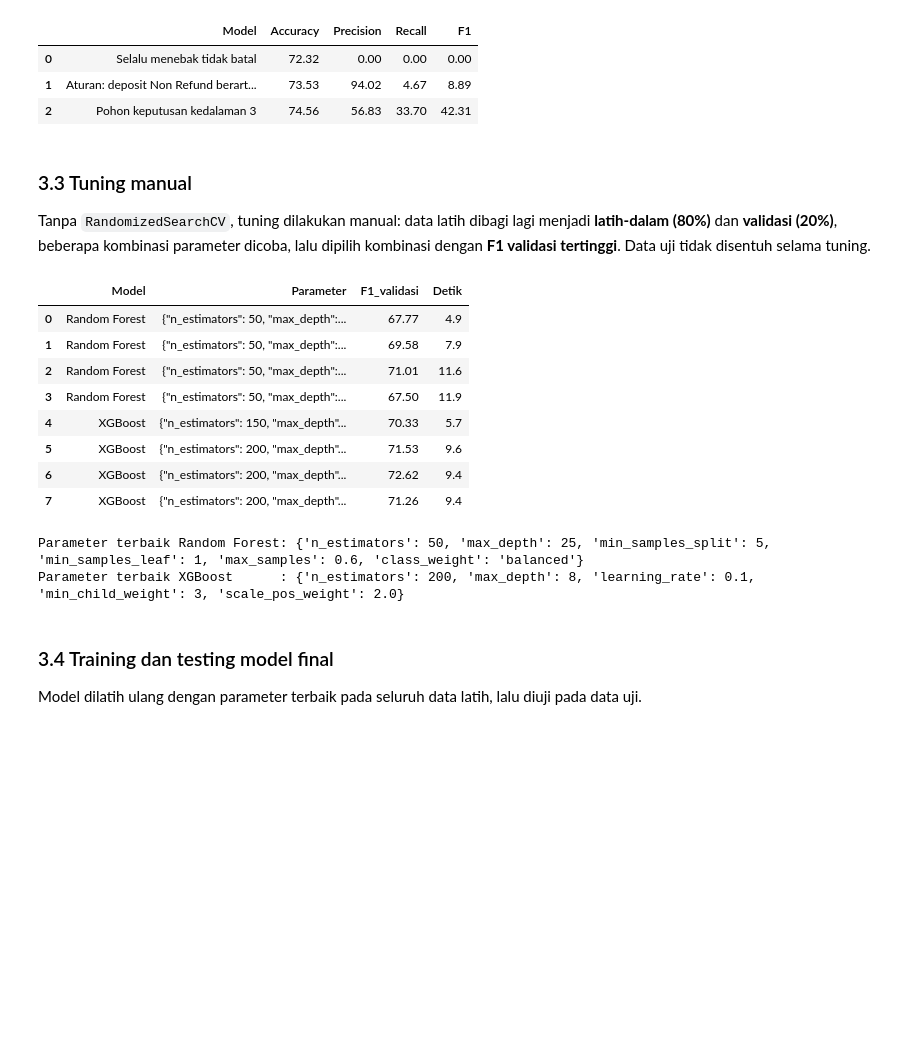
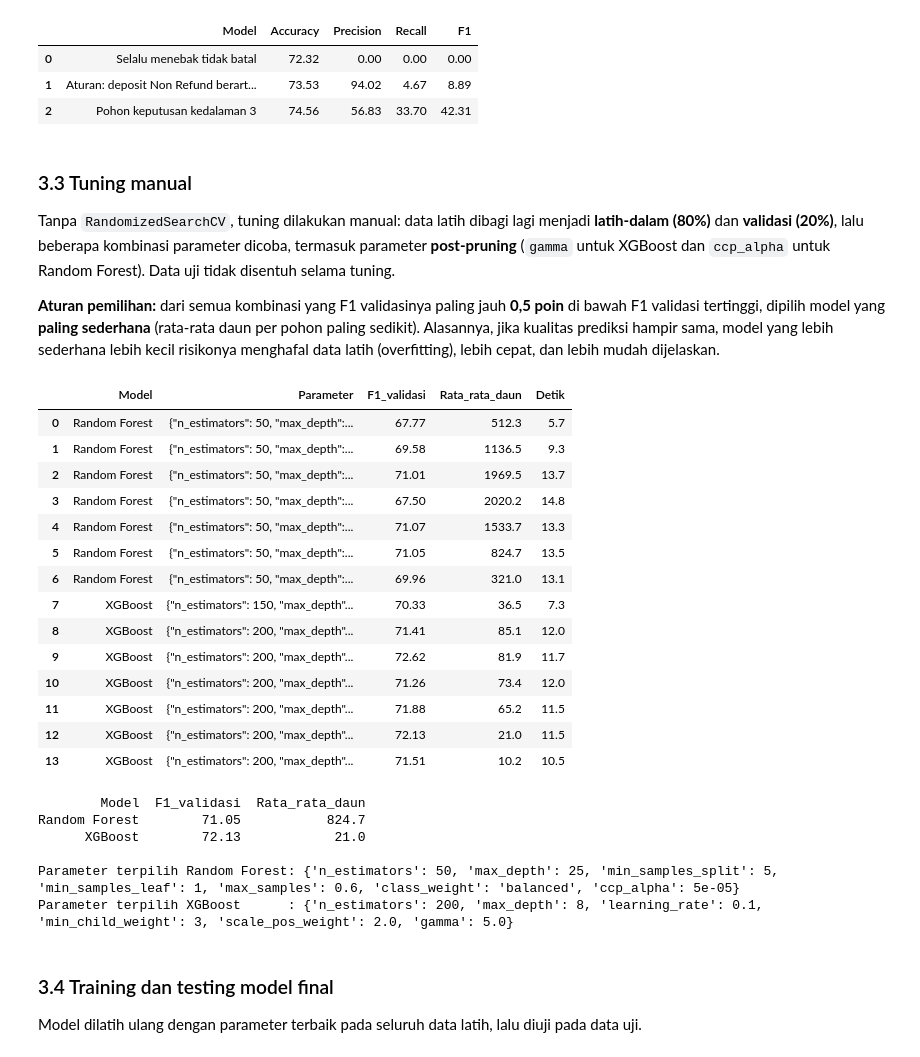
Before and after one commit to riyaniastarani6767/FinalProjectPerdaganganElektronik, a Jupyter notebook: notebook/HotelGuard_Modeling_Manual.ipynb, the cells around one changed output. Cells and saved outputs as stored; diff of their text form; code cells hidden in the pictures; blank space fills up the shorter version.

```diff
--- a/notebook/HotelGuard_Modeling_Manual.ipynb
+++ b/notebook/HotelGuard_Modeling_Manual.ipynb
@@ -851,51 +855,94 @@ pd.DataFrame(hasil_baseline).round(2)
 ### 3.3 Tuning manual
 
 Tanpa `RandomizedSearchCV`, tuning dilakukan manual: data latih dibagi lagi menjadi **latih-dalam (80%)** dan **validasi (20%)**,
-beberapa kombinasi parameter dicoba, lalu dipilih kombinasi dengan **F1 validasi tertinggi**. Data uji tidak disentuh selama tuning.
+lalu beberapa kombinasi parameter dicoba, termasuk parameter **post-pruning** (`gamma` untuk XGBoost dan `ccp_alpha` untuk Random Forest).
+Data uji tidak disentuh selama tuning.
+
+**Aturan pemilihan:** dari semua kombinasi yang F1 validasinya paling jauh **0,5 poin** di bawah F1 validasi tertinggi,
+dipilih model yang **paling sederhana** (rata-rata daun per pohon paling sedikit). Alasannya, jika kualitas prediksi hampir sama,
+model yang lebih sederhana lebih kecil risikonya menghafal data latih (overfitting), lebih cepat, dan lebih mudah dijelaskan.
 # %%
 i_dalam, i_val = stratified_split(y_latih, test_size=0.2, seed=7)
 Xd, yd, Xv, yv = X_latih[i_dalam], y_latih[i_dalam], X_latih[i_val], y_latih[i_val]
+
+def daun_xgb(tree):
+    # jumlah daun satu pohon XGBoost (hanya simpul yang terjangkau dari akar)
+    left, right = tree[2], tree[3]; st, n = [0], 0
+    while st:
+        t = st.pop()
+        if left[t] < 0: n += 1
+        else: st += [left[t], right[t]]
+    return n
+
+def rata_daun(model):
+    if isinstance(model, RandomForestManual):
+        return float(np.mean([t.n_leaves() for t in model.trees]))
+    return float(np.mean([daun_xgb(t) for t in model.trees]))
 
 grid_rf = [
     dict(n_estimators=50, max_depth=14, min_samples_split=10, min_samples_leaf=3, max_samples=0.6, class_weight='balanced'),
     dict(n_estimators=50, max_depth=20, min_samples_split=10, min_samples_leaf=2, max_samples=0.6, class_weight='balanced'),
     dict(n_estimators=50, max_depth=25, min_samples_split=5, min_samples_leaf=1, max_samples=0.6, class_weight='balanced'),
     dict(n_estimators=50, max_depth=25, min_samples_split=5, min_samples_leaf=1, max_samples=0.6, class_weight=None),
+    dict(n_estimators=50, max_depth=25, min_samples_split=5, min_samples_leaf=1, max_samples=0.6, class_weight='balanced', ccp_alpha=2e-5),
+    dict(n_estimators=50, max_depth=25, min_samples_split=5, min_samples_leaf=1, max_samples=0.6, class_weight='balanced', ccp_alpha=5e-5),
+    dict(n_estimators=50, max_depth=25, min_samples_split=5, min_samples_leaf=1, max_samples=0.6, class_weight='balanced', ccp_alpha=1e-4),
 ]
 grid_xgb = [
     dict(n_estimators=150, max_depth=6, learning_rate=0.1, min_child_weight=3, scale_pos_weight=2.61),
     dict(n_estimators=200, max_depth=8, learning_rate=0.1, min_child_weight=3, scale_pos_weight=2.61),
     dict(n_estimators=200, max_depth=8, learning_rate=0.1, min_child_weight=3, scale_pos_weight=2.0),
     dict(n_estimators=200, max_depth=8, learning_rate=0.2, min_child_weight=5, scale_pos_weight=1.5),
+    dict(n_estimators=200, max_depth=8, learning_rate=0.1, min_child_weight=3, scale_pos_weight=2.0, gamma=1.0),
+    dict(n_estimators=200, max_depth=8, learning_rate=0.1, min_child_weight=3, scale_pos_weight=2.0, gamma=5.0),
+    dict(n_estimators=200, max_depth=8, learning_rate=0.1, min_child_weight=3, scale_pos_weight=2.0, gamma=10.0),
 ]
 tuning = []
 for kelas, grid in [('Random Forest', grid_rf), ('XGBoost', grid_xgb)]:
     for prm in grid:
         t = time.time()
         m = (RandomForestManual(**prm) if kelas == 'Random Forest' else XGBoostManual(**prm)).fit(Xd, yd)
         mt = hitung_metrik(yv, m.predict_proba(Xv) >= 0.5)
-        tuning.append(dict(Model=kelas, Parameter=json.dumps(prm), F1_validasi=round(mt['f1'], 2), Detik=round(time.time() - t, 1)))
+        tuning.append(dict(Model=kelas, Parameter=json.dumps(prm), F1_validasi=round(mt['f1'], 2),
+                           Rata_rata_daun=round(rata_daun(m), 1), Detik=round(time.time() - t, 1)))
 tabel_tuning = pd.DataFrame(tuning)
 tabel_tuning
 # %% [output]
-|  | Model | Parameter | F1_validasi | Detik |
-| 0 | Random Forest | {"n_estimators": 50, "max_depth":... | 67.77 | 4.9 |
-| 1 | Random Forest | {"n_estimators": 50, "max_depth":... | 69.58 | 7.9 |
-| 2 | Random Forest | {"n_estimators": 50, "max_depth":... | 71.01 | 11.6 |
-| 3 | Random Forest | {"n_estimators": 50, "max_depth":... | 67.50 | 11.9 |
-| 4 | XGBoost | {"n_estimators": 150, "max_depth"... | 70.33 | 5.7 |
-| 5 | XGBoost | {"n_estimators": 200, "max_depth"... | 71.53 | 9.6 |
-| 6 | XGBoost | {"n_estimators": 200, "max_depth"... | 72.62 | 9.4 |
-| 7 | XGBoost | {"n_estimators": 200, "max_depth"... | 71.26 | 9.4 |
+|  | Model | Parameter | F1_validasi | Rata_rata_daun | Detik |
+| 0 | Random Forest | {"n_estimators": 50, "max_depth":... | 67.77 | 512.3 | 5.7 |
+| 1 | Random Forest | {"n_estimators": 50, "max_depth":... | 69.58 | 1136.5 | 9.3 |
+| 2 | Random Forest | {"n_estimators": 50, "max_depth":... | 71.01 | 1969.5 | 13.7 |
+| 3 | Random Forest | {"n_estimators": 50, "max_depth":... | 67.50 | 2020.2 | 14.8 |
+| 4 | Random Forest | {"n_estimators": 50, "max_depth":... | 71.07 | 1533.7 | 13.3 |
+| 5 | Random Forest | {"n_estimators": 50, "max_depth":... | 71.05 | 824.7 | 13.5 |
+| 6 | Random Forest | {"n_estimators": 50, "max_depth":... | 69.96 | 321.0 | 13.1 |
+| 7 | XGBoost | {"n_estimators": 150, "max_depth"... | 70.33 | 36.5 | 7.3 |
+| 8 | XGBoost | {"n_estimators": 200, "max_depth"... | 71.41 | 85.1 | 12.0 |
+| 9 | XGBoost | {"n_estimators": 200, "max_depth"... | 72.62 | 81.9 | 11.7 |
+| 10 | XGBoost | {"n_estimators": 200, "max_depth"... | 71.26 | 73.4 | 12.0 |
+| 11 | XGBoost | {"n_estimators": 200, "max_depth"... | 71.88 | 65.2 | 11.5 |
+| 12 | XGBoost | {"n_estimators": 200, "max_depth"... | 72.13 | 21.0 | 11.5 |
+| 13 | XGBoost | {"n_estimators": 200, "max_depth"... | 71.51 | 10.2 | 10.5 |
 # %%
-terbaik = tabel_tuning.loc[tabel_tuning.groupby('Model')['F1_validasi'].idxmax()]
+TOLERANSI = 0.5   # poin F1
+pilihan = []
+for nama_model, g in tabel_tuning.groupby('Model'):
+    kandidat = g[g['F1_validasi'] >= g['F1_validasi'].max() - TOLERANSI]
+    pilihan.append(kandidat.sort_values('Rata_rata_daun').iloc[0])
+terbaik = pd.DataFrame(pilihan)
 PARAM_RF = json.loads(terbaik.loc[terbaik.Model == 'Random Forest', 'Parameter'].iloc[0])
 PARAM_XGB = json.loads(terbaik.loc[terbaik.Model == 'XGBoost', 'Parameter'].iloc[0])
-print('Parameter terbaik Random Forest:', PARAM_RF)
-print('Parameter terbaik XGBoost      :', PARAM_XGB)
+print(terbaik[['Model', 'F1_validasi', 'Rata_rata_daun']].to_string(index=False))
+print()
+print('Parameter terpilih Random Forest:', PARAM_RF)
+print('Parameter terpilih XGBoost      :', PARAM_XGB)
 # %% [output]
-Parameter terbaik Random Forest: {'n_estimators': 50, 'max_depth': 25, 'min_samples_split': 5, 'min_samples_leaf': 1, 'max_samples': 0.6, 'class_weight': 'balanced'}
-Parameter terbaik XGBoost      : {'n_estimators': 200, 'max_depth': 8, 'learning_rate': 0.1, 'min_child_weight': 3, 'scale_pos_weight': 2.0}
+        Model  F1_validasi  Rata_rata_daun
+Random Forest        71.05           824.7
+      XGBoost        72.13            21.0
+
+Parameter terpilih Random Forest: {'n_estimators': 50, 'max_depth': 25, 'min_samples_split': 5, 'min_samples_leaf': 1, 'max_samples': 0.6, 'class_weight': 'balanced', 'ccp_alpha': 5e-05}
+Parameter terpilih XGBoost      : {'n_estimators': 200, 'max_depth': 8, 'learning_rate': 0.1, 'min_child_weight': 3, 'scale_pos_weight': 2.0, 'gamma': 5.0}
 # %% [markdown]
 ### 3.4 Training dan testing model final
 
```
Also changed, not shown: parts of 18 cells of this notebook, 37 other files.
